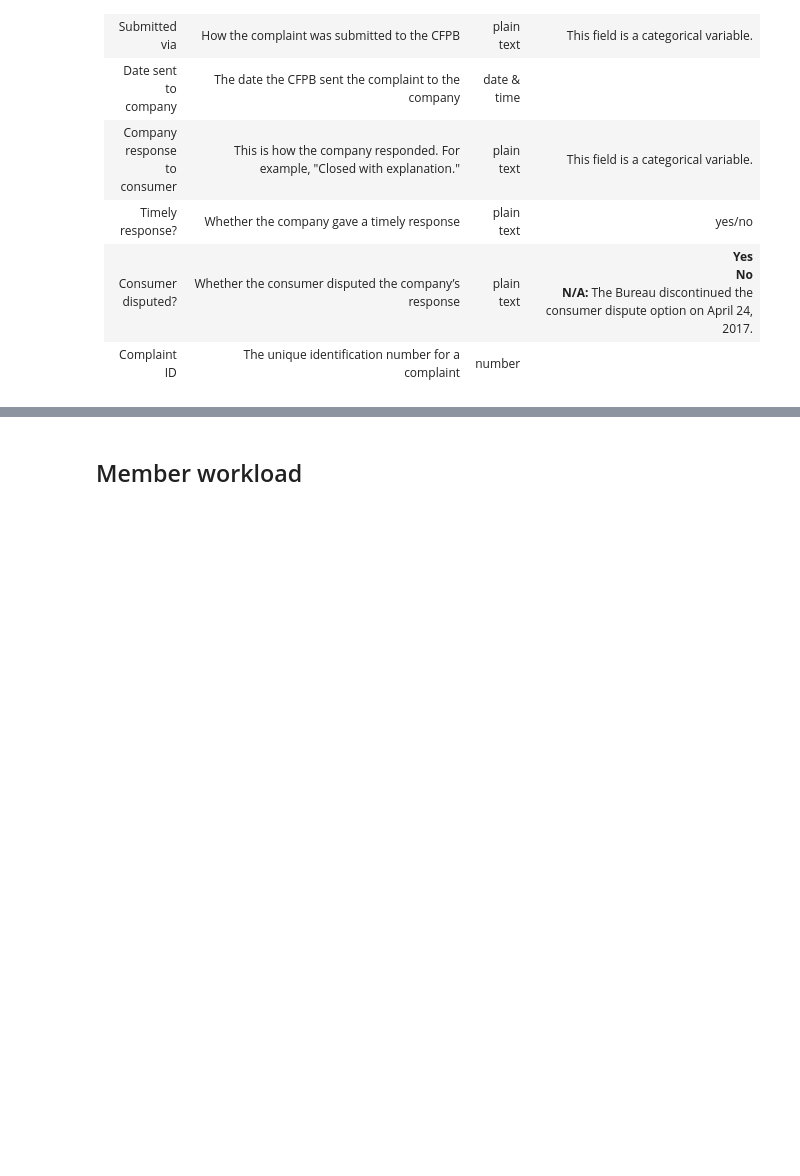
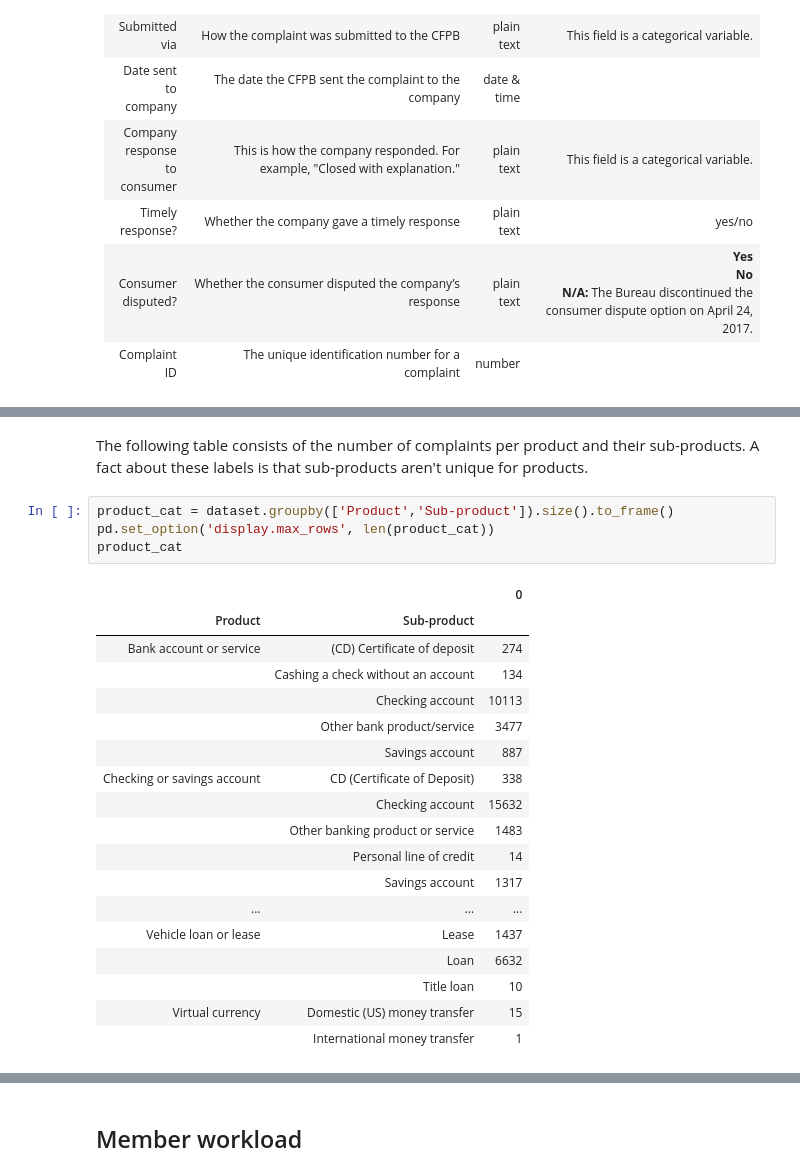
Before and after one commit to GillisWerrebrouck/UGent_Machine-Learning-Project, a Jupyter notebook: project-notebook.ipynb, the cells around one changed output, grey strips where cells are left out. Saved outputs shown, nothing was run; the diff lists cells and outputs as text; blank space fills up the shorter version.

```diff
--- a/project-notebook.ipynb
+++ b/project-notebook.ipynb
@@ -64,0 +95,25 @@ The description of the fields in the dataset:
+# %% [markdown]
+The following table consists of the number of complaints per product and their sub-products. A fact about these labels is that sub-products aren't unique for products.
+# %%
+product_cat = dataset.groupby(['Product','Sub-product']).size().to_frame()
+pd.set_option('display.max_rows', len(product_cat))
+product_cat
+# %% [output]
+|  |  | 0 |
+| Product | Sub-product |  |
+| Bank account or service | (CD) Certificate of deposit | 274 |
+|  | Cashing a check without an account | 134 |
+|  | Checking account | 10113 |
+|  | Other bank product/service | 3477 |
+|  | Savings account | 887 |
+| Checking or savings account | CD (Certificate of Deposit) | 338 |
+|  | Checking account | 15632 |
+|  | Other banking product or service | 1483 |
+|  | Personal line of credit | 14 |
+|  | Savings account | 1317 |
+| ... | ... | ... |
+| Vehicle loan or lease | Lease | 1437 |
+|  | Loan | 6632 |
+|  | Title loan | 10 |
+| Virtual currency | Domestic (US) money transfer | 15 |
+|  | International money transfer | 1 |
```
Also changed, not shown: parts of 17 cells of this notebook.
